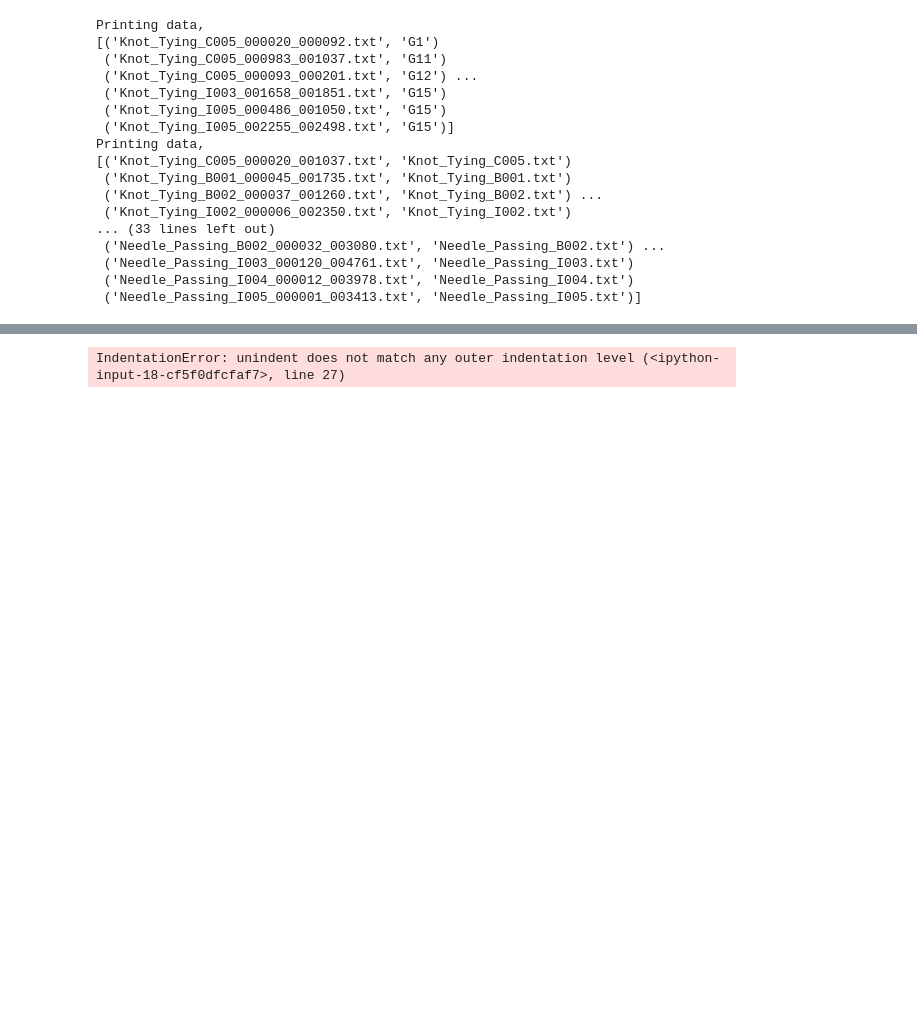
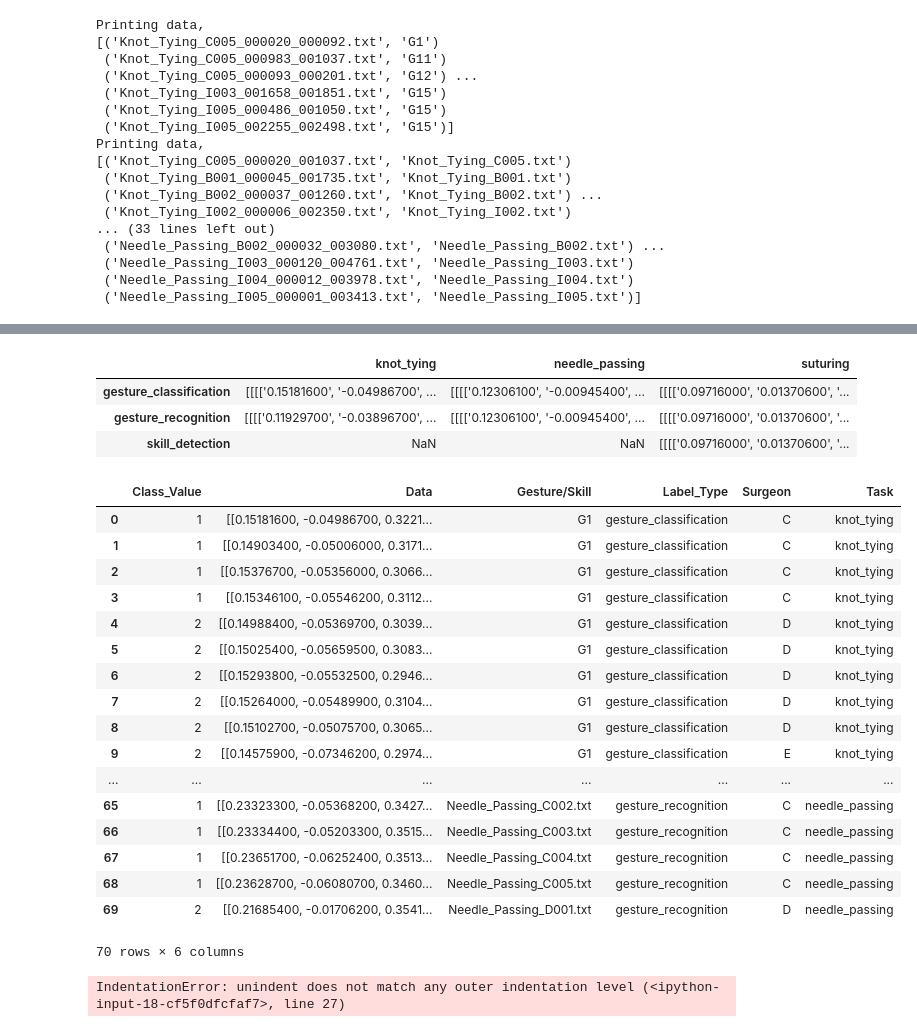
Before and after one commit to eddietapia/jigsaw-dataset, a Jupyter notebook: Testing.ipynb, the cells around one changed output, grey strips where cells are left out. Drawn from its saved outputs; the diff is of its cells as text; code cells hidden in the pictures; blank space fills up the shorter version.

```diff
--- a/Testing.ipynb
+++ b/Testing.ipynb
@@ -277,5 +283,0 @@ NotebookApp.rate_limit_window=3.0 (secs)
-# %%
-import csv
-with open('test.csv', 'w') as f:
-    for key in d.keys():
-        f.write("%s,%s\n"%(key,d[key]))
@@ -281,0 +315,56 @@ with open('test.csv', 'w') as f:
+# %%
+import pandas as pd
+
+pd.DataFrame.from_dict(d)
+# %% [output]
+|  | knot_tying | needle_passing | suturing |
+| gesture_classification | [[[['0.15181600', '-0.04986700', ... | [[[['0.12306100', '-0.00945400', ... | [[[['0.09716000', '0.01370600', '... |
+| gesture_recognition | [[[['0.11929700', '-0.03896700', ... | [[[['0.12306100', '-0.00945400', ... | [[[['0.09716000', '0.01370600', '... |
+| skill_detection | NaN | NaN | [[[['0.09716000', '0.01370600', '... |
+# %%
+csv_columns = ['Task','Label_Type','Data', 'Gesture/Skill', 'Surgeon', 'Class_Value']
+
+df = pd.DataFrame(columns=csv_columns)
+data_ = {
+            'Task': [],
+            'Label_Type': [],
+            'Data': [],
+            'Gesture/Skill': [],
+            'Surgeon': [],
+            'Class_Value': []
+        }
+try:
+    for task in d.keys():
+        for label_type in d[task].keys():
+            for row in d[task][label_type]:
+                data_['Task'].append(task)
+                data_['Label_Type'].append(label_type)
+                data_['Data'].append(row[0])
+                data_['Gesture/Skill'].append(row[1])
+                data_['Surgeon'].append(row[2])
+                data_['Class_Value'].append(row[3])
+
+except IOError:
+    print("I/O error")
+# %%
+df = pd.DataFrame.from_dict(data_)
+df
+# %% [output]
+|  | Class_Value | Data | Gesture/Skill | Label_Type | Surgeon | Task |
+| 0 | 1 | [[0.15181600, -0.04986700, 0.3221... | G1 | gesture_classification | C | knot_tying |
+| 1 | 1 | [[0.14903400, -0.05006000, 0.3171... | G1 | gesture_classification | C | knot_tying |
+| 2 | 1 | [[0.15376700, -0.05356000, 0.3066... | G1 | gesture_classification | C | knot_tying |
+| 3 | 1 | [[0.15346100, -0.05546200, 0.3112... | G1 | gesture_classification | C | knot_tying |
+| 4 | 2 | [[0.14988400, -0.05369700, 0.3039... | G1 | gesture_classification | D | knot_tying |
+| 5 | 2 | [[0.15025400, -0.05659500, 0.3083... | G1 | gesture_classification | D | knot_tying |
+| 6 | 2 | [[0.15293800, -0.05532500, 0.2946... | G1 | gesture_classification | D | knot_tying |
+| 7 | 2 | [[0.15264000, -0.05489900, 0.3104... | G1 | gesture_classification | D | knot_tying |
+| 8 | 2 | [[0.15102700, -0.05075700, 0.3065... | G1 | gesture_classification | D | knot_tying |
+| 9 | 2 | [[0.14575900, -0.07346200, 0.2974... | G1 | gesture_classification | E | knot_tying |
+| ... | ... | ... | ... | ... | ... | ... |
+| 65 | 1 | [[0.23323300, -0.05368200, 0.3427... | Needle_Passing_C002.txt | gesture_recognition | C | needle_passing |
+| 66 | 1 | [[0.23334400, -0.05203300, 0.3515... | Needle_Passing_C003.txt | gesture_recognition | C | needle_passing |
+| 67 | 1 | [[0.23651700, -0.06252400, 0.3513... | Needle_Passing_C004.txt | gesture_recognition | C | needle_passing |
+| 68 | 1 | [[0.23628700, -0.06080700, 0.3460... | Needle_Passing_C005.txt | gesture_recognition | C | needle_passing |
+| 69 | 2 | [[0.21685400, -0.01706200, 0.3541... | Needle_Passing_D001.txt | gesture_recognition | D | needle_passing |
+70 rows × 6 columns
```
Also changed, not shown: parts of 4 cells of this notebook.
